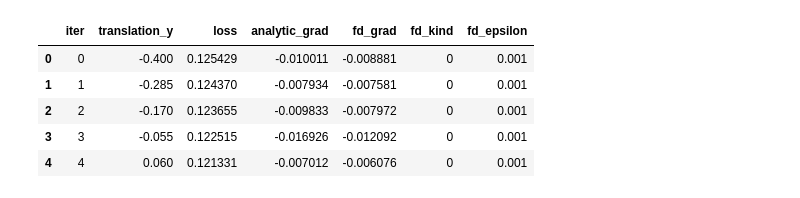
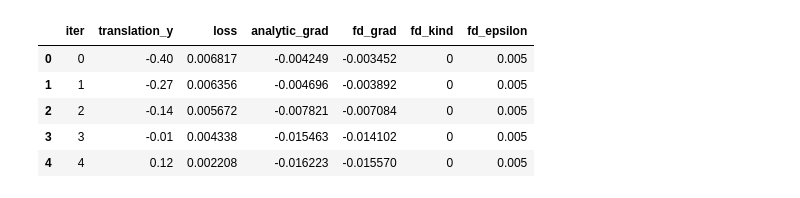
Before and after one commit to M-Gjerde/DifferentiablePointRendering, a Jupyter notebook: python/finite_difference/notebook_scatter.ipynb, the cells around one changed output. Drawn from its saved outputs; the diff is of its cells as text; code cells hidden in the pictures.

```diff
--- a/python/finite_difference/notebook_scatter.ipynb
+++ b/python/finite_difference/notebook_scatter.ipynb
@@ -1,31 +1,31 @@
 # %%
 import pandas as pd
 from pathlib import Path
 
-test = "1"
+test = "0"
 index = "6"
 parameter= "translation_y"
 scene = "cornell"
 camera = "camera1"
 csv_path = Path(f"Output/{scene}/{parameter}/{index}/{test}/{camera}_{parameter}_sweep.csv")
 
 if not csv_path.exists():
     raise FileNotFoundError(f"CSV file not found: {csv_path}")
 
 df = pd.read_csv(csv_path)
 
 required_columns = {f"{parameter}", "loss", "analytic_grad", "fd_grad"}
 if not required_columns.issubset(df.columns):
     raise RuntimeError(f"CSV must contain columns: {required_columns}")
 
 df.head()
 # %% [output]
 |  | iter | translation_y | loss | analytic_grad | fd_grad | fd_kind | fd_epsilon |
-| 0 | 0 | -0.400 | 0.125429 | -0.010011 | -0.008881 | 0 | 0.001 |
-| 1 | 1 | -0.285 | 0.124370 | -0.007934 | -0.007581 | 0 | 0.001 |
-| 2 | 2 | -0.170 | 0.123655 | -0.009833 | -0.007972 | 0 | 0.001 |
-| 3 | 3 | -0.055 | 0.122515 | -0.016926 | -0.012092 | 0 | 0.001 |
-| 4 | 4 | 0.060 | 0.121331 | -0.007012 | -0.006076 | 0 | 0.001 |
+| 0 | 0 | -0.40 | 0.006817 | -0.004249 | -0.003452 | 0 | 0.005 |
+| 1 | 1 | -0.27 | 0.006356 | -0.004696 | -0.003892 | 0 | 0.005 |
+| 2 | 2 | -0.14 | 0.005672 | -0.007821 | -0.007084 | 0 | 0.005 |
+| 3 | 3 | -0.01 | 0.004338 | -0.015463 | -0.014102 | 0 | 0.005 |
+| 4 | 4 | 0.12 | 0.002208 | -0.016223 | -0.015570 | 0 | 0.005 |
 # %%
 
 import matplotlib.pyplot as plt
```
Also changed, not shown: parts of 7 cells of this notebook, 8 other files.
